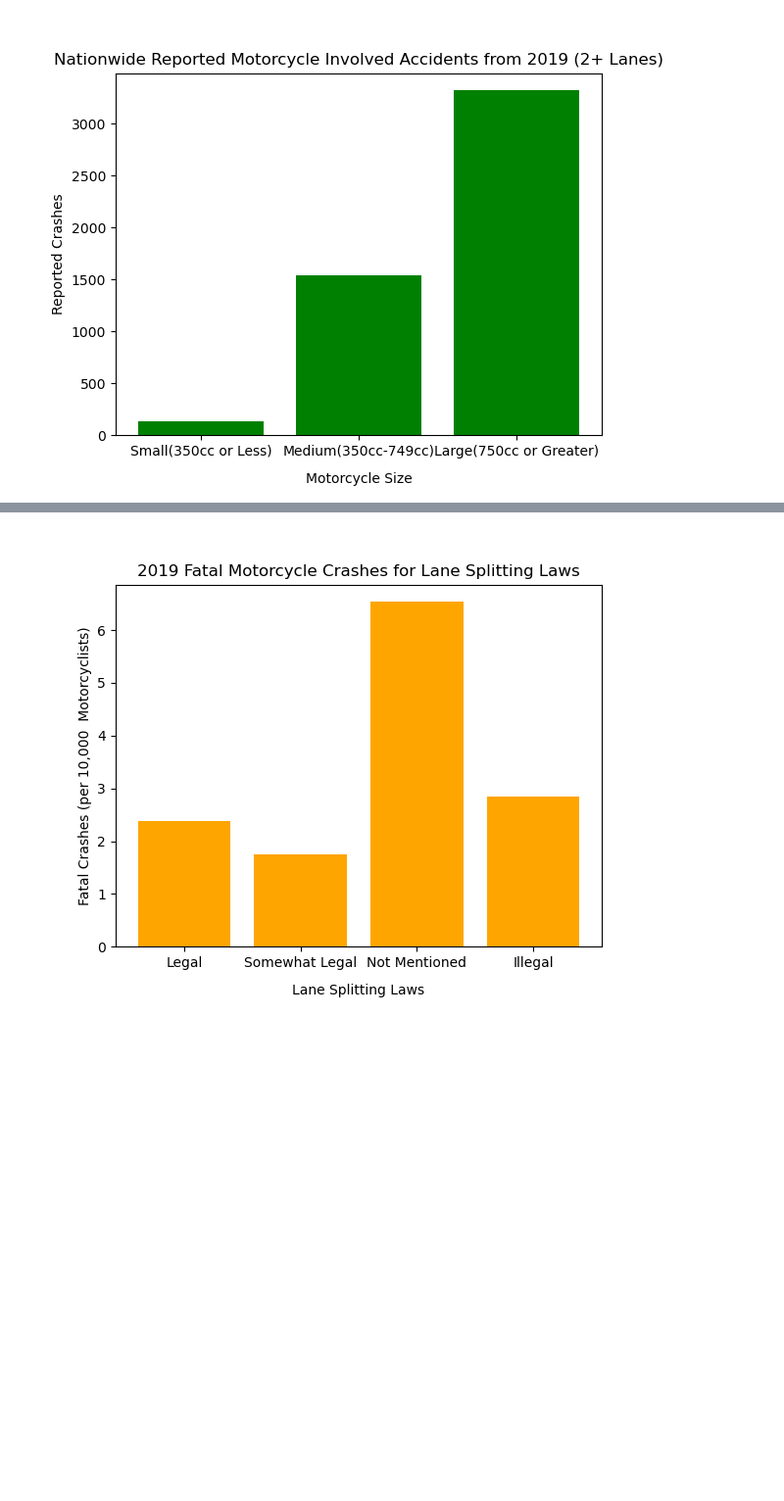
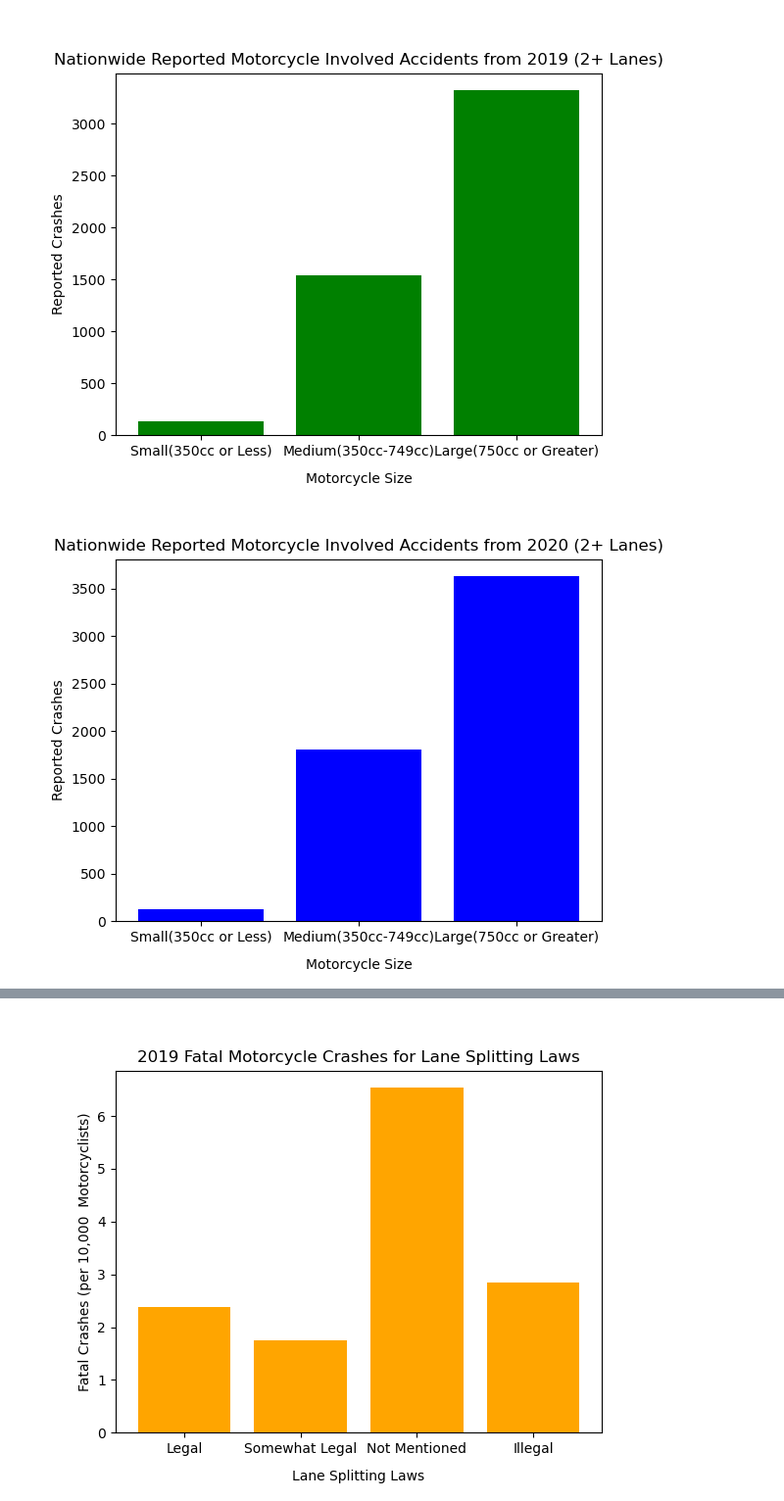
Before and after one commit to CalvinPedigo/Data-Analyst-Project-1, a Jupyter notebook: Notebook_structor.ipynb, the cells around one changed output, grey strips where cells are left out. Shown at 98% size. Cells and saved outputs as stored; diff of their text form; code cells hidden in the pictures; blank space fills up the shorter version.

Commit message:
made more graphs, essentially finished

```diff
--- a/Notebook_structor.ipynb
+++ b/Notebook_structor.ipynb
@@ -192,0 +185,21 @@ plt.show()
+# %%
+# Motorcycle type affects safety of lane splitting (Calvin)
+
+# Creating a bar graph that shows overall nationwide crashes for different engine sizes for 2020
+small_total_2020 = small2020['Engine Size Category'].count()
+medium_total_2020 = medium2020['Engine Size Category'].count()
+large_total_2020 = large2020['Engine Size Category'].count()
+
+xnames = ["Small(350cc or Less)", "Medium(350cc-749cc)", "Large(750cc or Greater)"]
+info = [small_total_2020, medium_total_2020, large_total_2020]
+x_ticks = [value for value in xnames]
+
+fig, ax = plt.subplots()
+ax.bar(xnames, info, color = 'b')
+ax.set_xticks(x_ticks)
+ax.set_title("Nationwide Reported Motorcycle Involved Accidents from 2020 (2+ Lanes)")
+ax.set_xlabel("Motorcycle Size", labelpad= 10)
+ax.set_ylabel("Reported Crashes")
+plt.show()
+# %% [output]
+[figure, added]
```
Also changed, not shown: parts of 8 cells of this notebook.
